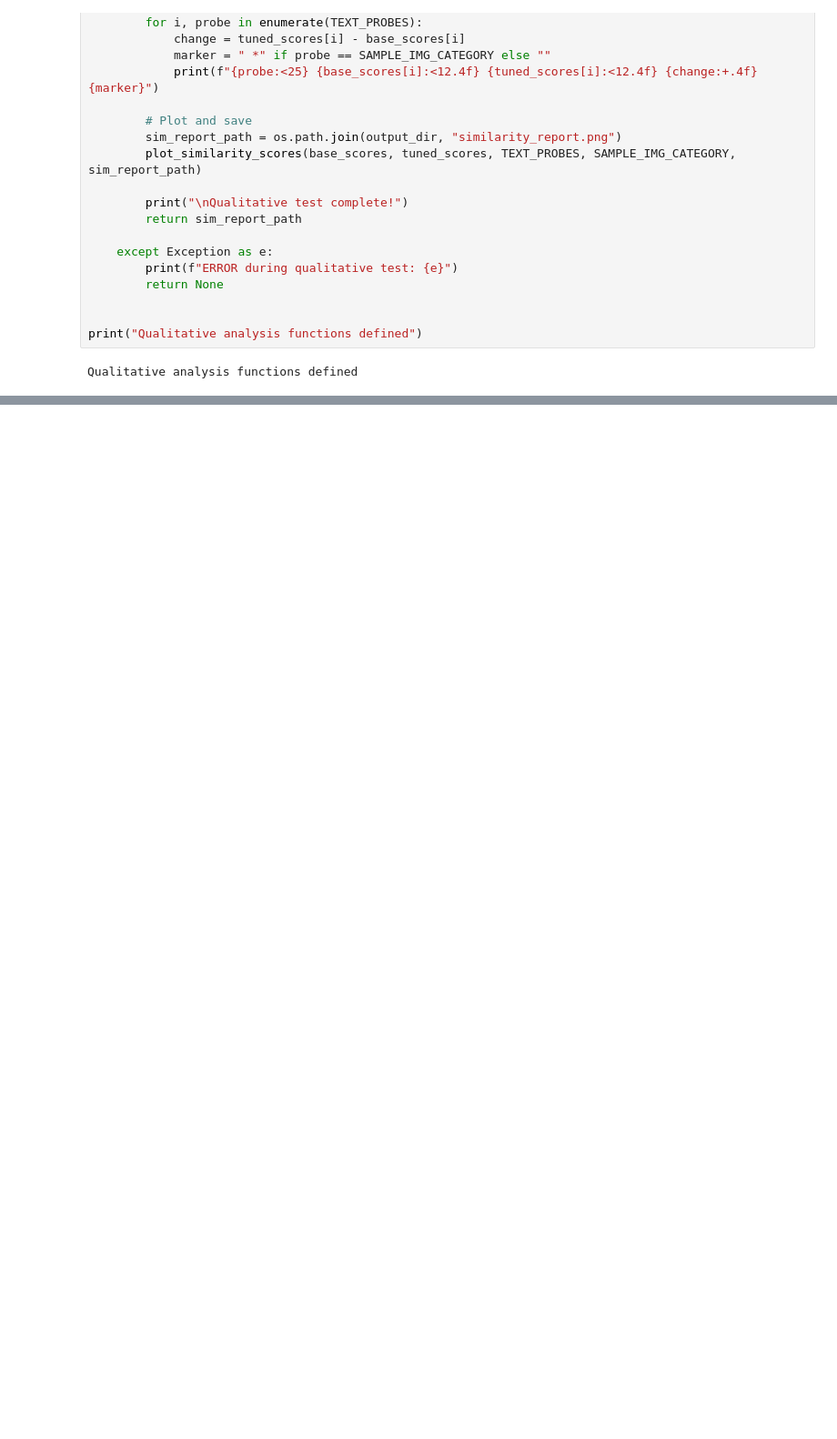
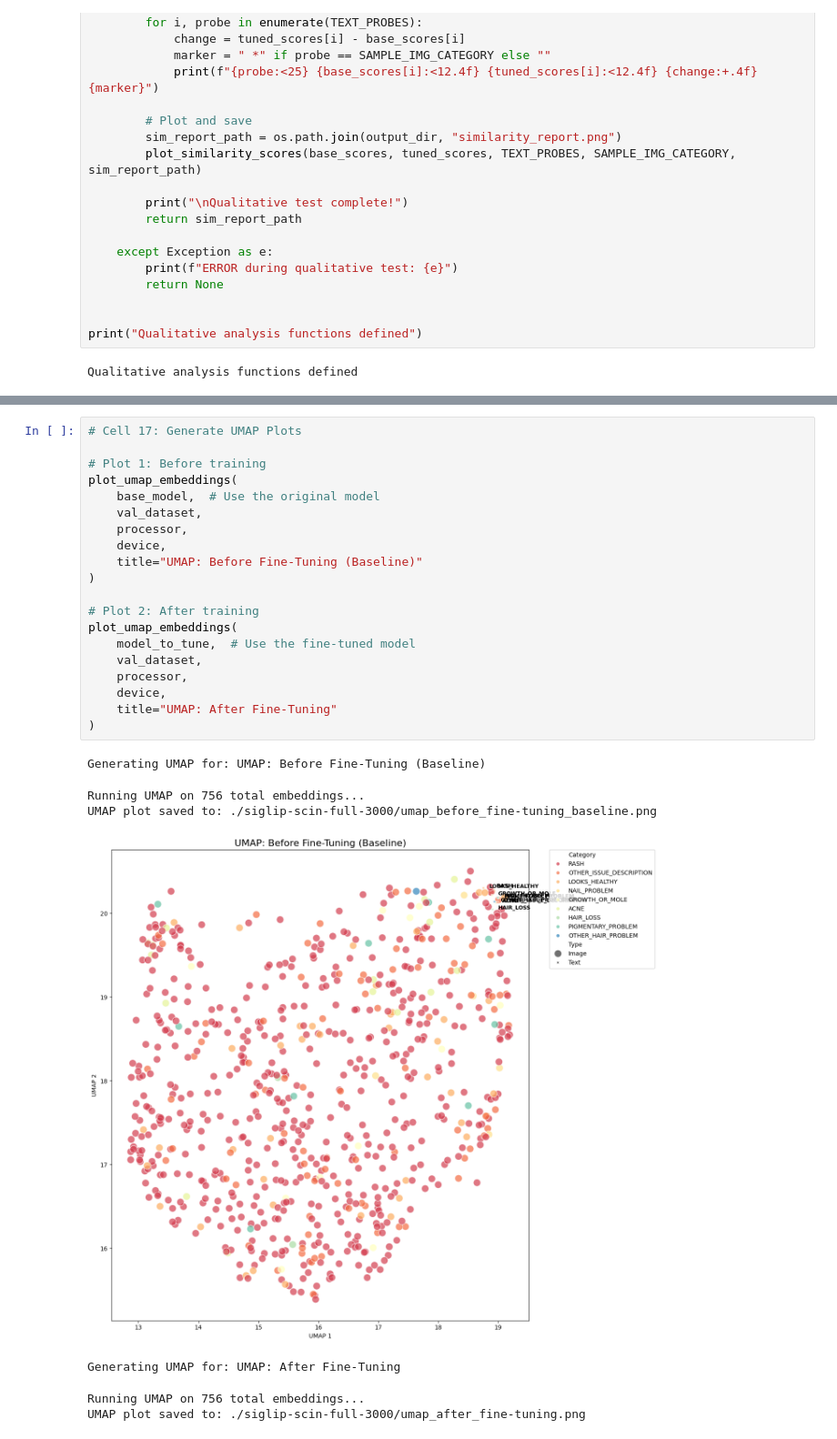
Before and after one commit to Vinooj/health-kiosk, a Jupyter notebook: siglip_finetune_heatmap_notebook.ipynb, the cells around one changed output, grey strips where cells are left out. Shown at 91% size. Saved outputs shown, nothing was run; the diff lists cells and outputs as text; blank space fills up the shorter version.

```diff
--- a/siglip_finetune_heatmap_notebook.ipynb
+++ b/siglip_finetune_heatmap_notebook.ipynb
@@ -1837,0 +1571,28 @@ Mean off-diagonal: -4.41
+# %%
+# Cell 17: Generate UMAP Plots
+
+# Plot 1: Before training
+plot_umap_embeddings(
+    base_model,  # Use the original model
+    val_dataset,
+    processor,
+    device,
+    title="UMAP: Before Fine-Tuning (Baseline)"
+)
+
+# Plot 2: After training
+plot_umap_embeddings(
+    model_to_tune,  # Use the fine-tuned model
+    val_dataset,
+    processor,
+    device,
+    title="UMAP: After Fine-Tuning"
+)
+# %% [output]
+Generating UMAP for: UMAP: Before Fine-Tuning (Baseline)
+Running UMAP on 756 total embeddings...
+UMAP plot saved to: ./siglip-scin-full-3000/umap_before_fine-tuning_baseline.png
+[figure, added]
+Generating UMAP for: UMAP: After Fine-Tuning
+Running UMAP on 756 total embeddings...
+UMAP plot saved to: ./siglip-scin-full-3000/umap_after_fine-tuning.png
```
Also changed, not shown: parts of 20 cells of this notebook, 1 other file.
